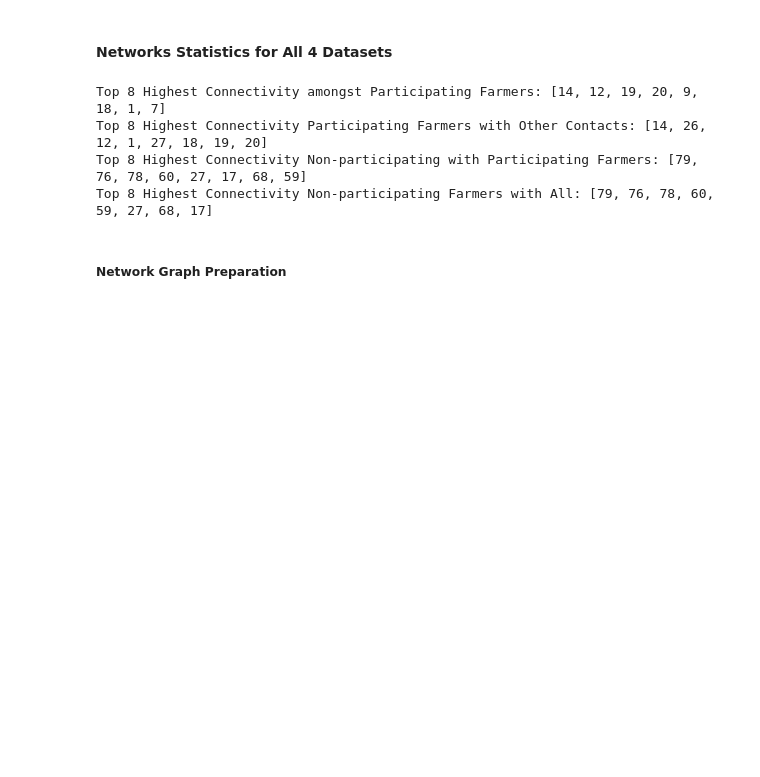
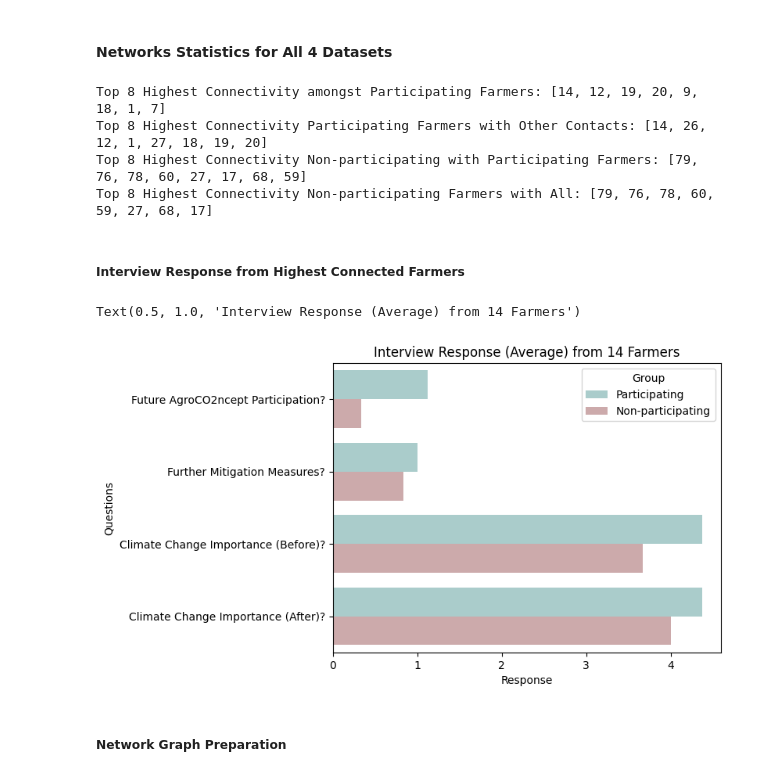
Before and after one commit to liugrac/climate_change_responses, a Jupyter notebook: Farmers Social Network.ipynb, the cells around one changed output. Drawn from its saved outputs; the diff is of its cells as text; code cells hidden in the pictures; blank space fills up the shorter version.

```diff
--- a/Farmers Social Network.ipynb
+++ b/Farmers Social Network.ipynb
@@ -102,10 +136,10 @@ all_farmers_df.head()
 #### Networks Statistics for All 4 Datasets
 # %%
 # Nodes Centrality Statistics
-part_part_G = nx.from_pandas_edgelist(part_part_df, 'sender_id', 'receiver_id', edge_attr='trust')
-part_others_G = nx.from_pandas_edgelist(part_others_df, 'sender_id', 'receiver_id', edge_attr='trust')
-non_part_G = nx.from_pandas_edgelist(non_part_df, 'sender_id', 'receiver_id', edge_attr='trust')
-non_all_G = nx.from_pandas_edgelist(non_all_df, 'sender_id', 'receiver_id', edge_attr='trust')
+part_part_G = nx.from_pandas_edgelist(part_part_df, 'sender_id', 'receiver_id', edge_attr=['frequency','trust'])
+part_others_G = nx.from_pandas_edgelist(part_others_df, 'sender_id', 'receiver_id', edge_attr=['frequency','trust'])
+non_part_G = nx.from_pandas_edgelist(non_part_df, 'sender_id', 'receiver_id', edge_attr=['frequency','trust'])
+non_all_G = nx.from_pandas_edgelist(non_all_df, 'sender_id', 'receiver_id', edge_attr=['frequency','trust'])
 
 def stats(networkx_G):
     bc = nx.betweenness_centrality(networkx_G)
@@ -130,6 +164,29 @@ Top 8 Highest Connectivity amongst Participating Farmers: [14, 12, 19, 20, 9, 18
 Top 8 Highest Connectivity Participating Farmers with Other Contacts: [14, 26, 12, 1, 27, 18, 19, 20]
 Top 8 Highest Connectivity Non-participating with Participating Farmers: [79, 76, 78, 60, 27, 17, 68, 59]
 Top 8 Highest Connectivity Non-participating Farmers with All: [79, 76, 78, 60, 59, 27, 68, 17]
+# %% [markdown]
+##### Interview Response from Highest Connected Farmers
+# %%
+# Interview response from these top connected farmers
+
+# Part farmers
+top_att_part_int_df = att_part_int_df[att_part_int_df['ego_id'].isin(part_part_stats[:n].index)]
+
+# Non-part farmers
+top_att_non_int_df = att_non_int_df[att_non_int_df['ego_id'].isin(non_part_stats[:n].index)]
+
+top_part_int_df = int_data_cleaning(top_att_part_int_df, 'Participating')
+top_non_int_df = int_data_cleaning(top_att_non_int_df,'Non-participating')
+
+top_int_response = pd.concat([top_part_int_df, top_non_int_df])
+
+part_colors = ['#a4d2d0','#d2a4a6']
+sns.set_palette(sns.color_palette(part_colors))
+sns.barplot(data=top_int_response, x="Response", y="Questions", hue="Group"
+).set_title(f'Interview Response (Average) from {len(top_att_part_int_df) + len(top_att_non_int_df)} Farmers')
+# %% [output]
+Text(0.5, 1.0, 'Interview Response (Average) from 14 Farmers')
+[figure, added]
 # %% [markdown]
 ##### Network Graph Preparation
 # %%
```
Also changed, not shown: parts of 13 cells of this notebook.
